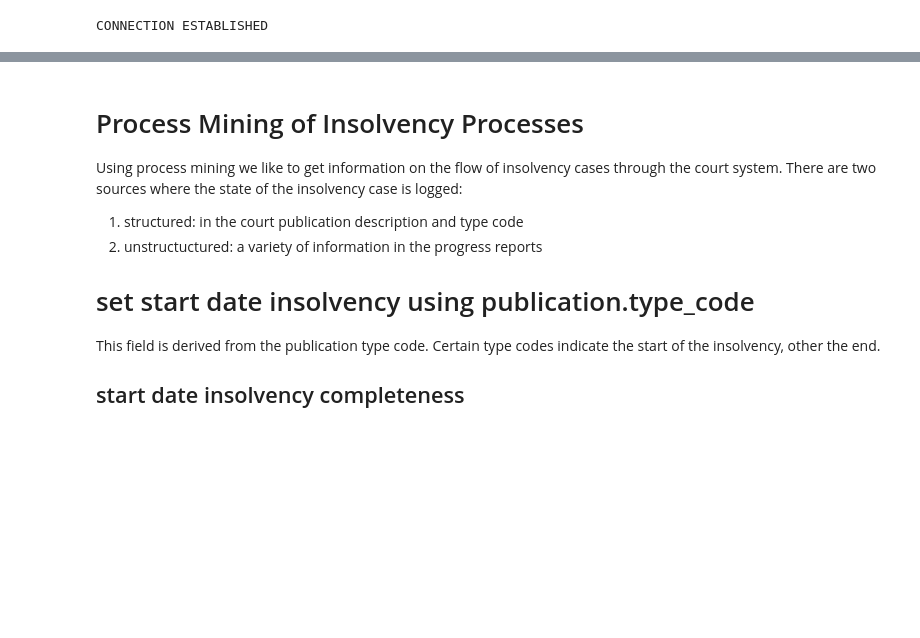
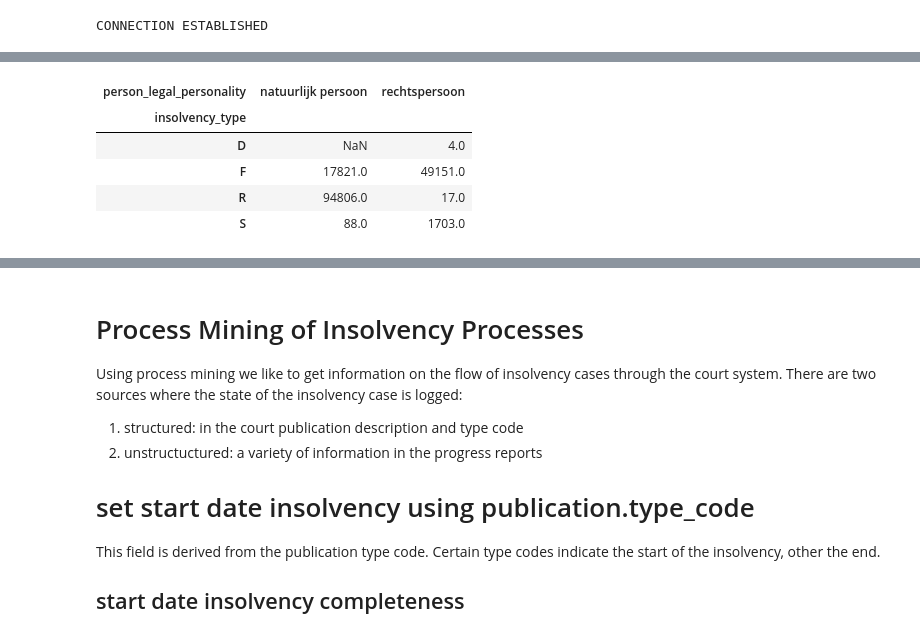
Before and after one commit to quantleap/is-ds-thesis, a Jupyter notebook: notebooks/Insolvents - dataset description.ipynb, the cells around one changed output, grey strips where cells are left out. Cells and saved outputs as stored; diff of their text form; code cells hidden in the pictures; blank space fills up the shorter version.

```diff
--- a/notebooks/Insolvents - dataset description.ipynb
+++ b/notebooks/Insolvents - dataset description.ipynb
@@ -29,0 +41,13 @@ CONNECTION ESTABLISHED
+# %%
+sql = """select insolvency_type, person_legal_personality from insolvents;"""
+df = pd.read_sql(sql, con)
+
+pd.pivot_table(df, values='insolvency_type', index=['insolvency_type'],
+                    columns=['person_legal_personality'], aggfunc=lambda x: len(x))
+# %% [output]
+| person_legal_personality | natuurlijk persoon | rechtspersoon |
+| insolvency_type |  |  |
+| D | NaN | 4.0 |
+| F | 17821.0 | 49151.0 |
+| R | 94806.0 | 17.0 |
+| S | 88.0 | 1703.0 |
```
Also changed, not shown: parts of 17 cells of this notebook, 13 other files.
